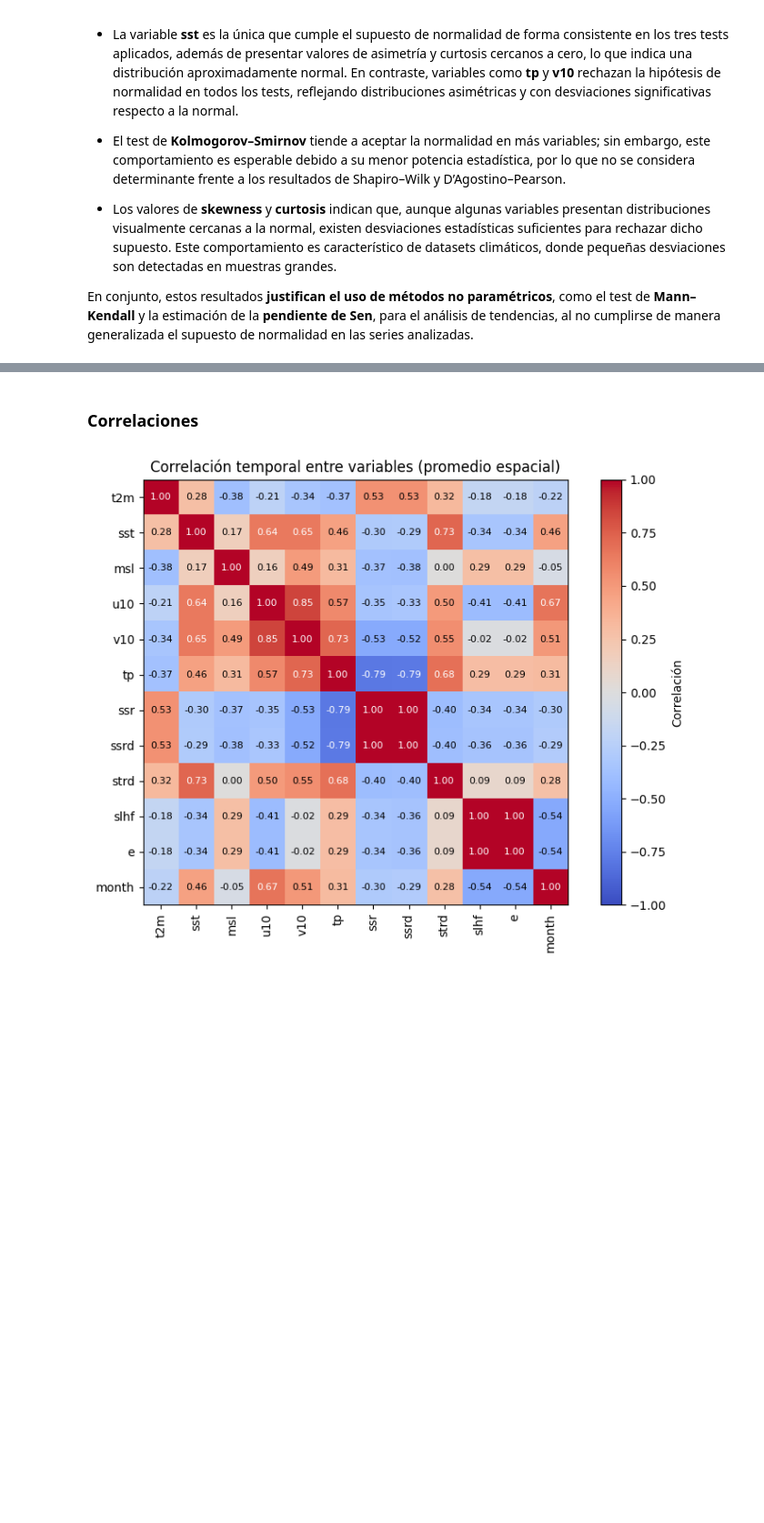
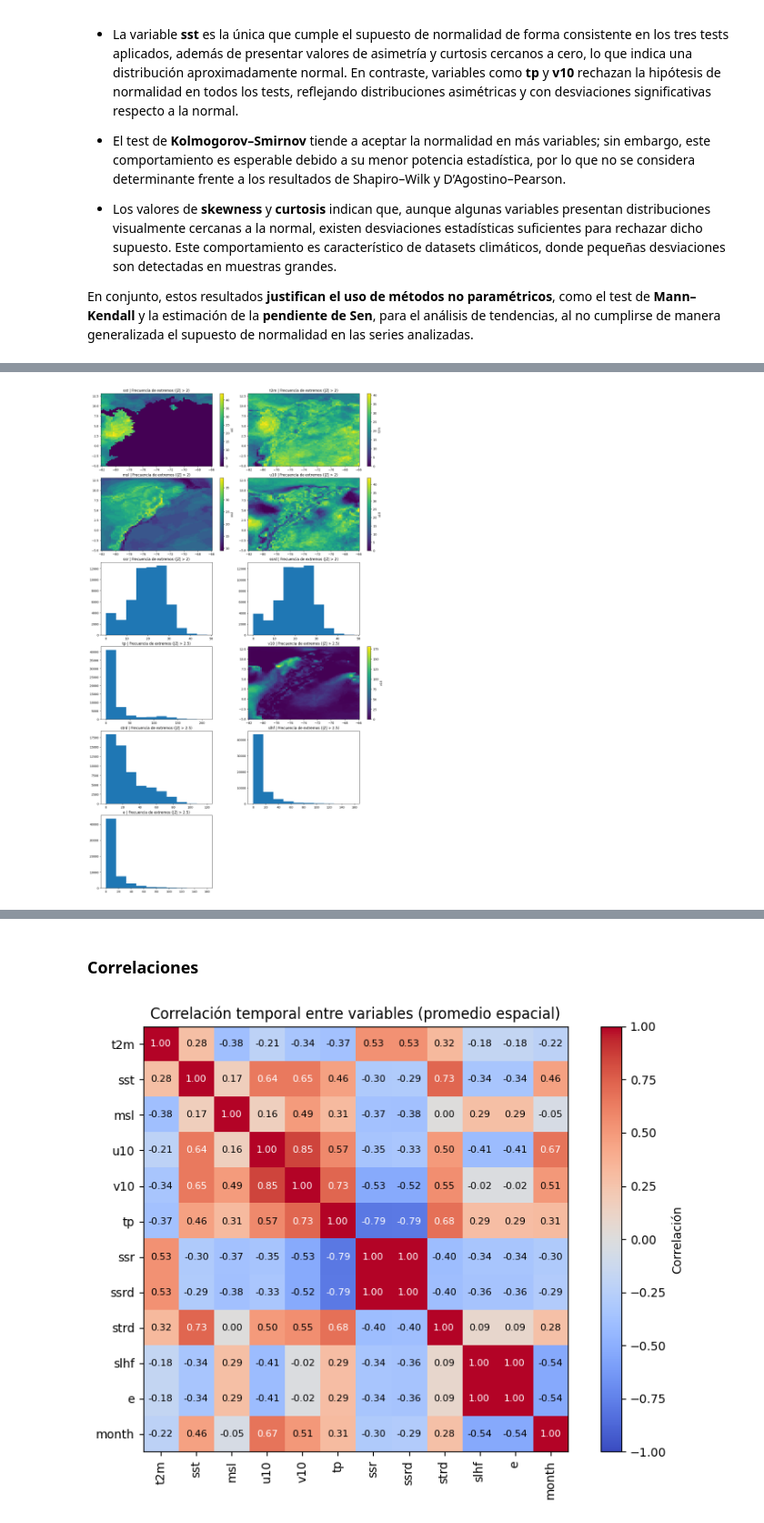
Before and after one commit to matgom03/Seminario, a Jupyter notebook: _sources/EDA.ipynb, the cells around one changed output, grey strips where cells are left out. Shown at 91% size. Saved outputs shown, nothing was run; the diff lists cells and outputs as text; code cells hidden in the pictures; blank space fills up the shorter version.

```diff
--- a/_sources/EDA.ipynb
+++ b/_sources/EDA.ipynb
@@ -1354,0 +1310,61 @@ plt.show()
+# %%
+# Variables cuasi-normales → Z-score clásico
+vars_zscore = [
+    "sst", "t2m", "msl", "u10", "ssr", "ssrd"
+]
+
+# Variables no normales → Z-score robusto
+vars_robusto = [
+    "tp", "v10", "strd", "slhf", "e"
+]
+# %%
+all_vars = vars_zscore + vars_robusto
+
+resultados_extremos = {}
+
+n_vars = len(all_vars)
+ncols = 2
+nrows = int(np.ceil(n_vars / ncols))
+
+fig, axes = plt.subplots(
+    nrows=nrows,
+    ncols=ncols,
+    figsize=(7 * ncols, 4 * nrows),
+    constrained_layout=True
+)
+
+axes = axes.flatten()
+
+for i, var in enumerate(all_vars):
+
+    if var in vars_zscore:
+        # ── Z-score clásico ─────────────────────────────
+        z = (ds[var] - ds[var].mean("time")) / ds[var].std("time")
+        extremos = z.where(np.abs(z) > 2)
+        metodo = "|Z| > 2"
+
+    elif var in vars_robusto:
+        # ── Z_robusto ─────────────────────────────────
+        median = ds[var].median("time")
+        mad = np.abs(ds[var] - median).median("time")
+
+        z_rob = 0.6745 * (ds[var] - median) / mad
+        extremos = z_rob.where(np.abs(z_rob) > 2.5)
+        metodo = "|Z| > 2.5"
+
+    # Conteo temporal
+    resultados_extremos[var] = extremos.count("time")
+
+    # Plot
+    resultados_extremos[var].plot(ax=axes[i])
+    axes[i].set_title(f"{var} | Frecuencia de extremos ({metodo})")
+    axes[i].set_xlabel("")
+    axes[i].set_ylabel("")
+
+# Eliminar ejes vacíos
+for j in range(i + 1, len(axes)):
+    fig.delaxes(axes[j])
+
+plt.show()
+# %% [output]
+[figure, added]
```
Also changed, not shown: parts of 6 cells of this notebook, 5 other files.
